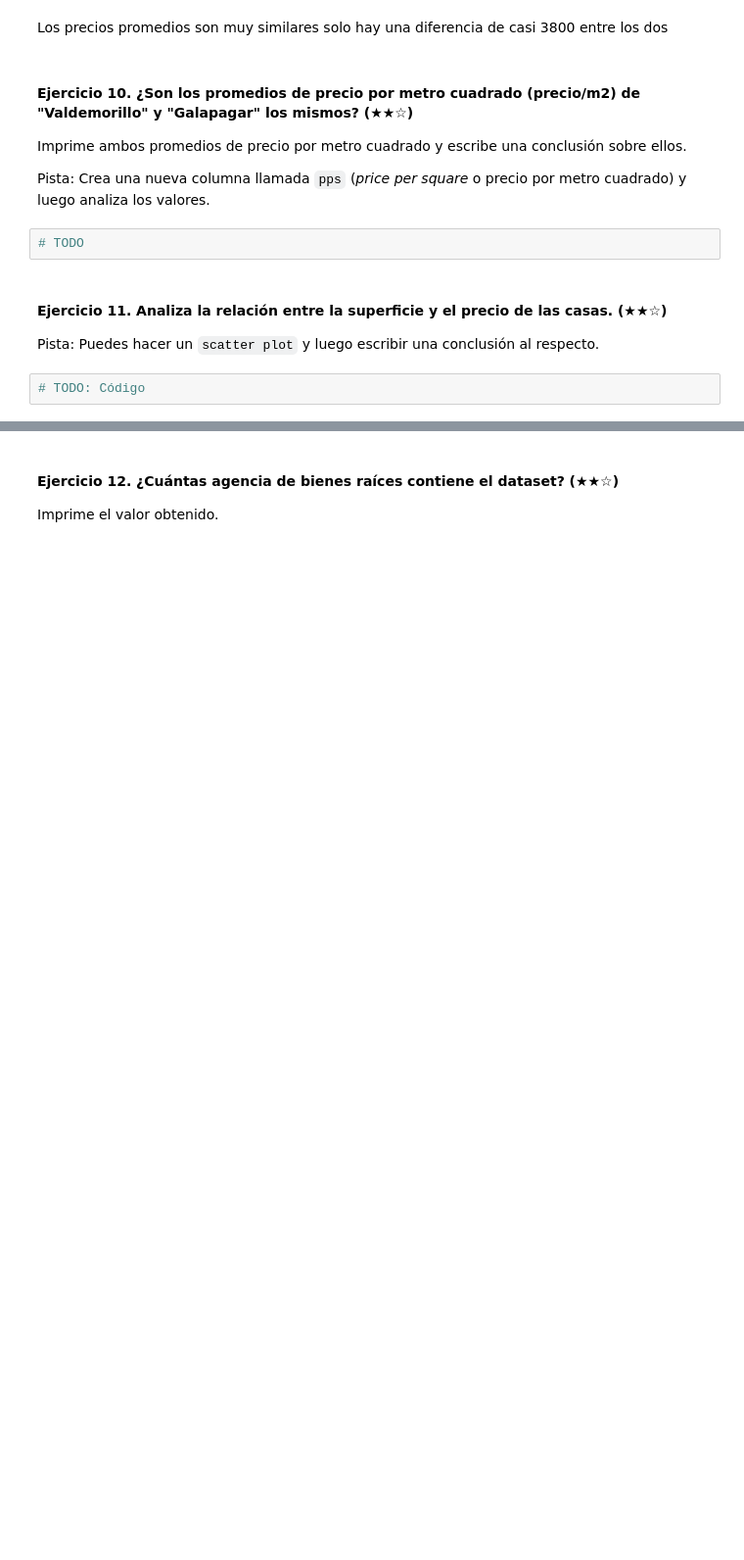
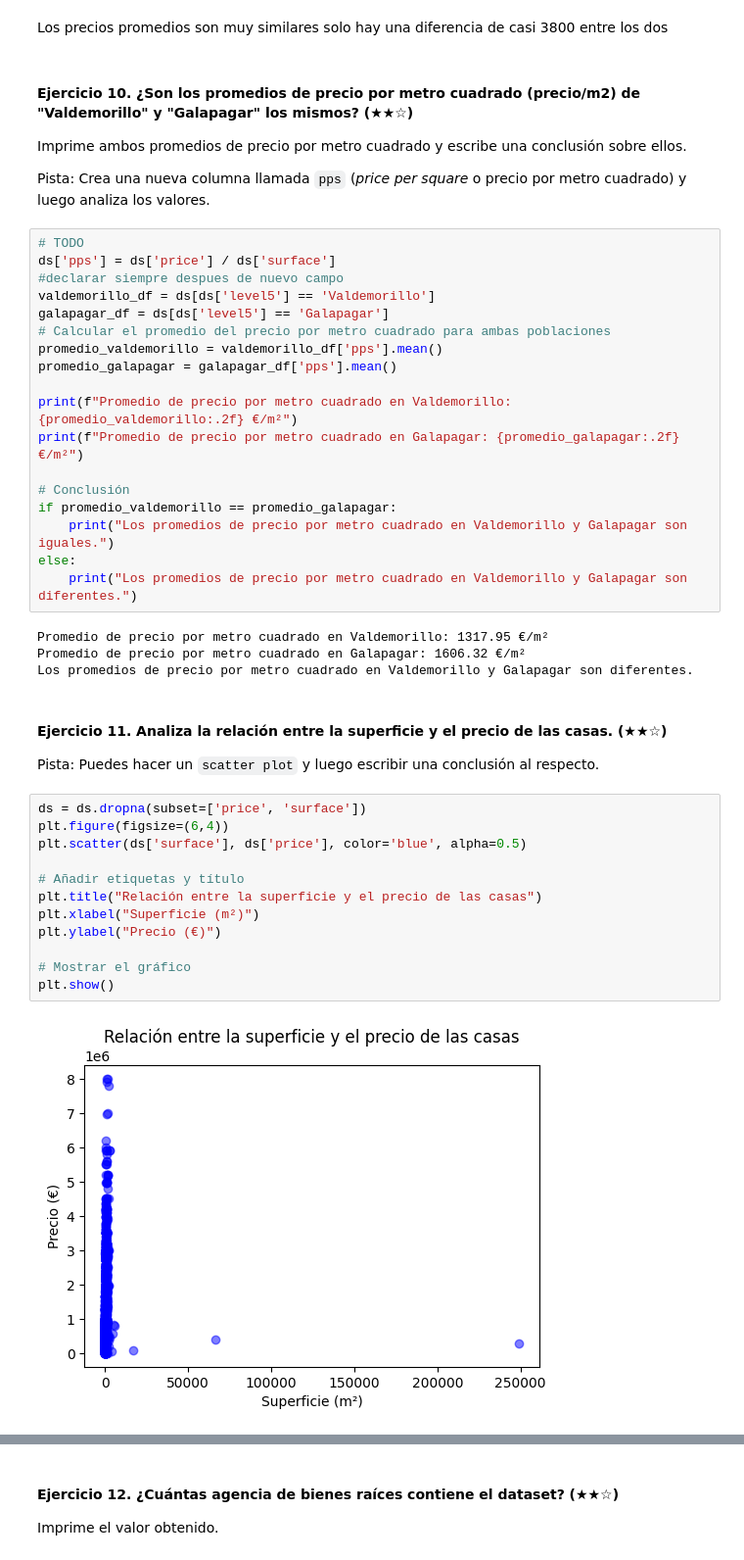
Before and after one commit to Facudlomas/realestate-datacleanup-exercise, a Jupyter notebook: project.es.ipynb, the cells around one changed output, grey strips where cells are left out. Shown at 98% size. Saved outputs shown, nothing was run; the diff lists cells and outputs as text; blank space fills up the shorter version.

```diff
--- a/project.es.ipynb
+++ b/project.es.ipynb
@@ -201,10 +201,42 @@ Imprime ambos promedios de precio por metro cuadrado y escribe una conclusión s
 Pista: Crea una nueva columna llamada `pps` (*price per square* o precio por metro cuadrado) y luego analiza los valores.
 # %%
 # TODO
+ds['pps'] = ds['price'] / ds['surface']
+#declarar siempre despues de nuevo campo
+valdemorillo_df = ds[ds['level5'] == 'Valdemorillo']
+galapagar_df = ds[ds['level5'] == 'Galapagar']
+# Calcular el promedio del precio por metro cuadrado para ambas poblaciones
+promedio_valdemorillo = valdemorillo_df['pps'].mean()
+promedio_galapagar = galapagar_df['pps'].mean()
+
+print(f"Promedio de precio por metro cuadrado en Valdemorillo: {promedio_valdemorillo:.2f} €/m²")
+print(f"Promedio de precio por metro cuadrado en Galapagar: {promedio_galapagar:.2f} €/m²")
+
+# Conclusión
+if promedio_valdemorillo == promedio_galapagar:
+    print("Los promedios de precio por metro cuadrado en Valdemorillo y Galapagar son iguales.")
+else:
+    print("Los promedios de precio por metro cuadrado en Valdemorillo y Galapagar son diferentes.")
+# %% [output]
+Promedio de precio por metro cuadrado en Valdemorillo: 1317.95 €/m²
+Promedio de precio por metro cuadrado en Galapagar: 1606.32 €/m²
+Los promedios de precio por metro cuadrado en Valdemorillo y Galapagar son diferentes.
 # %% [markdown]
 #### Ejercicio 11. Analiza la relación entre la superficie y el precio de las casas. (★★☆)
 
 Pista: Puedes hacer un `scatter plot` y luego escribir una conclusión al respecto.
 # %%
-# TODO: Código
+ds = ds.dropna(subset=['price', 'surface'])
+plt.figure(figsize=(6,4))
+plt.scatter(ds['surface'], ds['price'], color='blue', alpha=0.5)
+
+# Añadir etiquetas y título
+plt.title("Relación entre la superficie y el precio de las casas")
+plt.xlabel("Superficie (m²)")
+plt.ylabel("Precio (€)")
+
+# Mostrar el gráfico
+plt.show()
+# %% [output]
+[figure, added]
 # %% [markdown]
```
Also changed, not shown: parts of 12 cells of this notebook.
